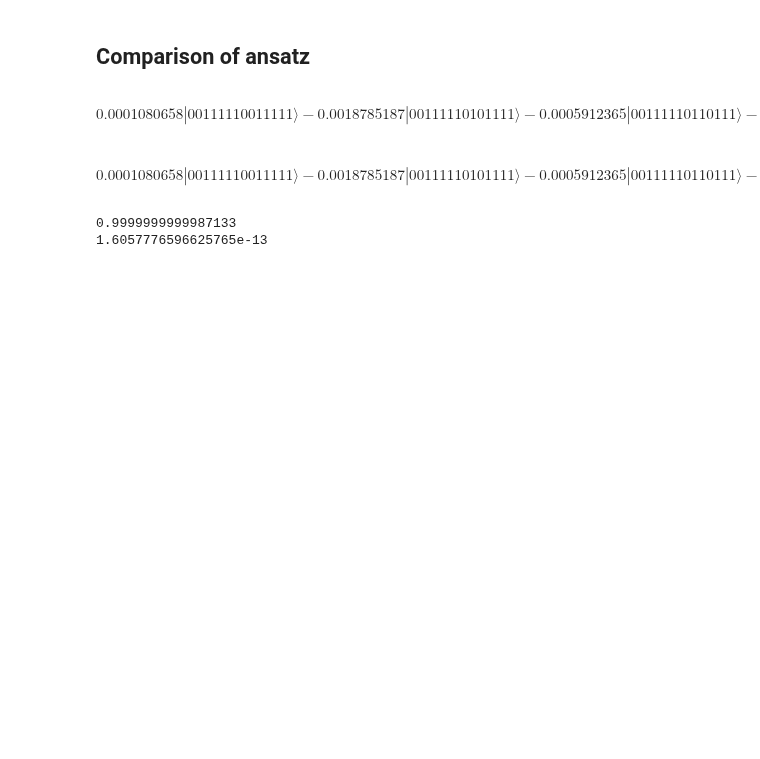
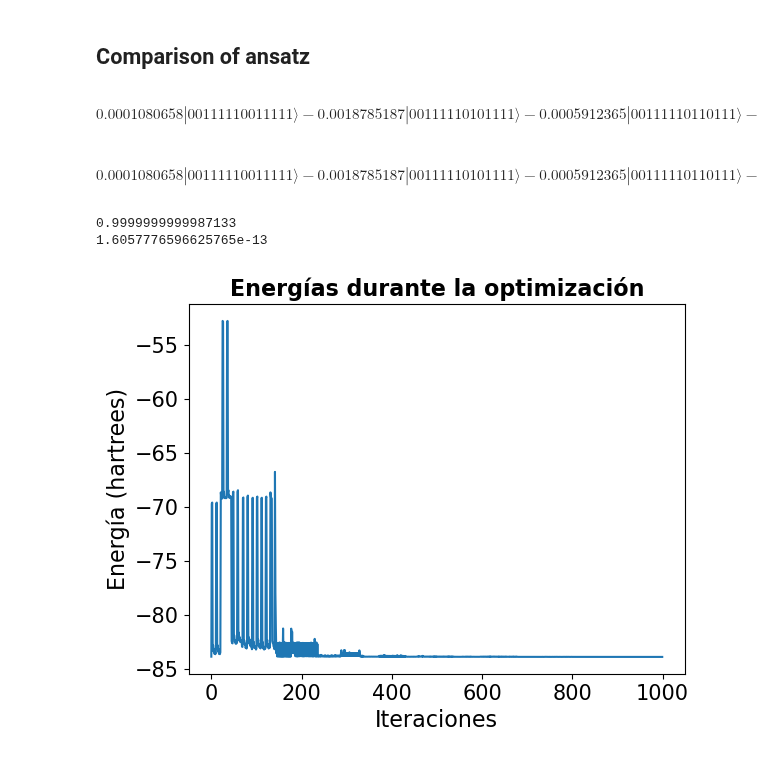
Before and after one commit to JLSM02/QML-Avoiding-BP, a Jupyter notebook: notebooks/VQE/Ansatz_optimization/Ansatz_optimization.ipynb, the cells around one changed output. Drawn from its saved outputs; the diff is of its cells as text; code cells hidden in the pictures; blank space fills up the shorter version.

```diff
--- a/notebooks/VQE/Ansatz_optimization/Ansatz_optimization.ipynb
+++ b/notebooks/VQE/Ansatz_optimization/Ansatz_optimization.ipynb
@@ -82,3 +82,14 @@ cost_history_dict_naive=mit.VQE_minimization(ansatz_naive, hamiltonian, maxiter=
 cost_history_dict_opt=mit.VQE_minimization(ansatz_opt, hamiltonian, maxiter=1000, fixseed=True)
 with open("data/cost_history_dict_opt.pkl", "wb") as f:
     pickle.dump(cost_history_dict_opt, f)
+# %%
+plt.figure()
+plt.plot(range(cost_history_dict_opt["iters"]), cost_history_dict_opt["cost_history"])
+plt.title("Energías durante la optimización", size=16, fontweight="bold")
+plt.xlabel("Iteraciones", size=16)
+plt.ylabel("Energía (hartrees)", size=16)
+plt.xticks(fontsize="15")
+plt.yticks(fontsize="15")
+plt.show()
+# %% [output]
+[figure, added]
```
